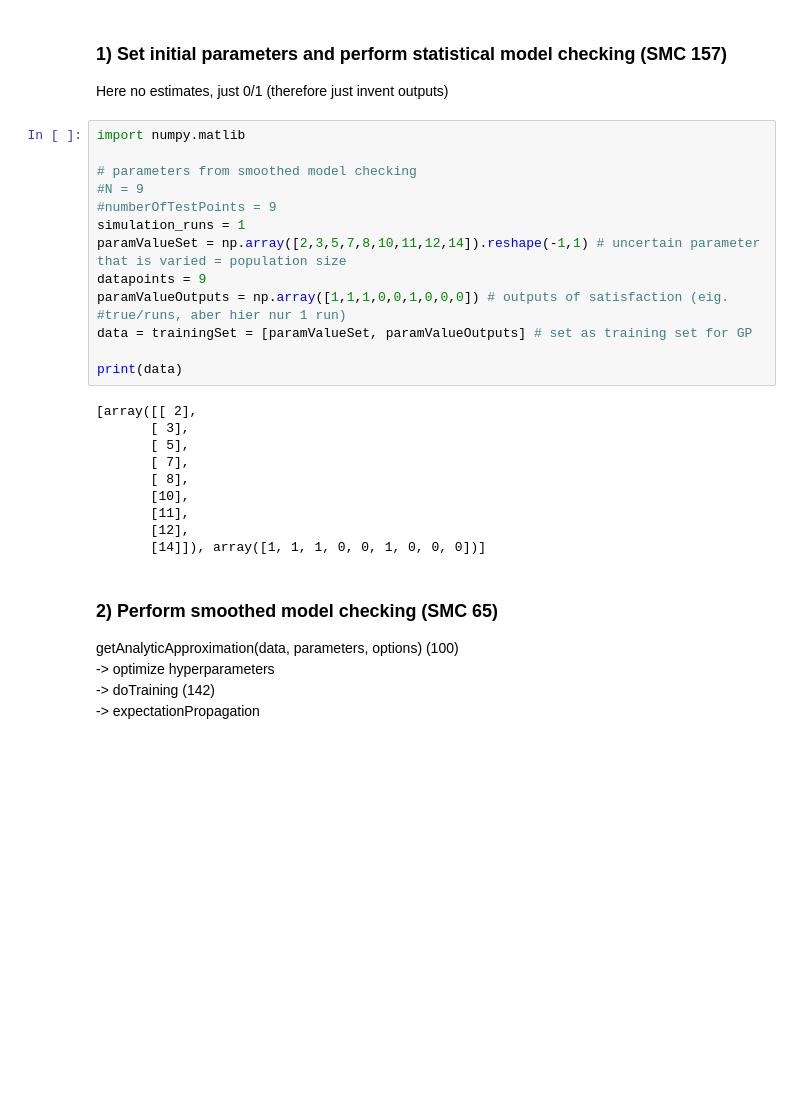
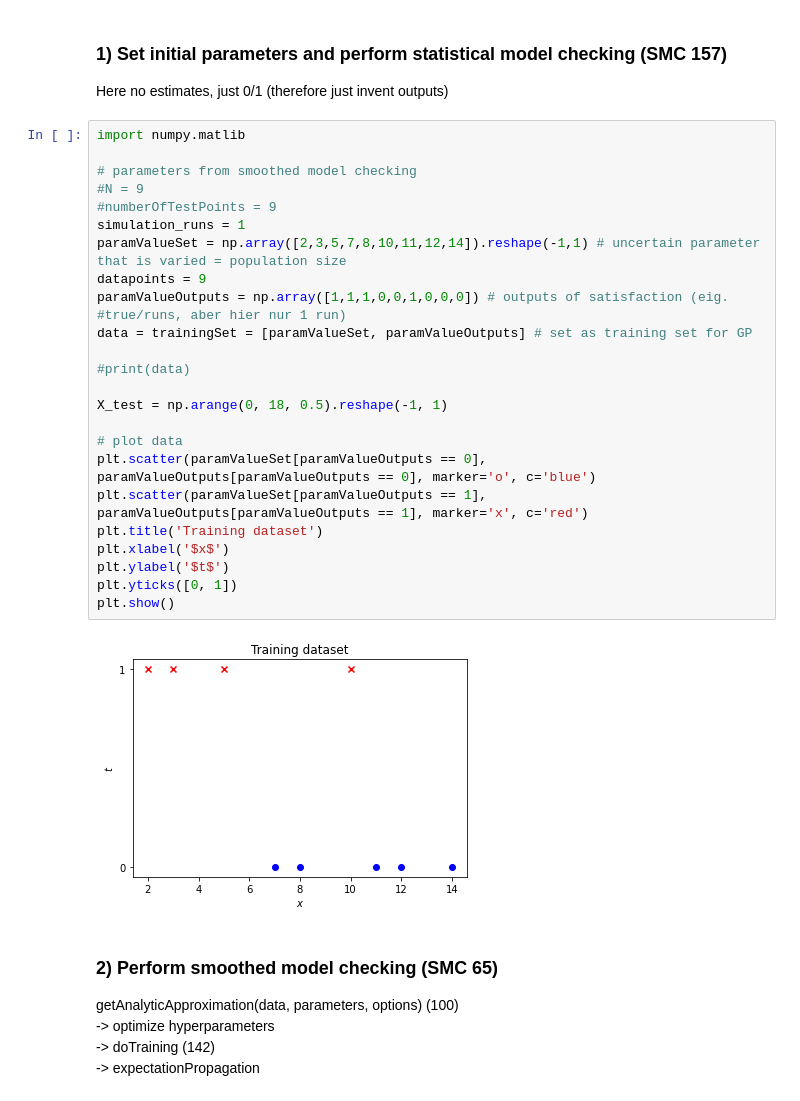
Before and after one commit to juliakln/MasterThesis, a Jupyter notebook: gpr/Smoothed Model Checking.ipynb, the cells around one changed output. Saved outputs shown, nothing was run; the diff lists cells and outputs as text; blank space fills up the shorter version.

```diff
--- a/gpr/Smoothed Model Checking.ipynb
+++ b/gpr/Smoothed Model Checking.ipynb
@@ -177,26 +154,29 @@ Here no estimates, just 0/1 (therefore just invent outputs)
 # %%
 import numpy.matlib
 
 # parameters from smoothed model checking
 #N = 9
 #numberOfTestPoints = 9
 simulation_runs = 1
 paramValueSet = np.array([2,3,5,7,8,10,11,12,14]).reshape(-1,1) # uncertain parameter that is varied = population size
 datapoints = 9
 paramValueOutputs = np.array([1,1,1,0,0,1,0,0,0]) # outputs of satisfaction (eig. #true/runs, aber hier nur 1 run)
 data = trainingSet = [paramValueSet, paramValueOutputs] # set as training set for GP
 
-print(data)
+#print(data)
+
+X_test = np.arange(0, 18, 0.5).reshape(-1, 1)
+
+# plot data
+plt.scatter(paramValueSet[paramValueOutputs == 0], paramValueOutputs[paramValueOutputs == 0], marker='o', c='blue')
+plt.scatter(paramValueSet[paramValueOutputs == 1], paramValueOutputs[paramValueOutputs == 1], marker='x', c='red')
+plt.title('Training dataset')
+plt.xlabel('$x$')
+plt.ylabel('$t$')
+plt.yticks([0, 1])
+plt.show()
 # %% [output]
-[array([[ 2],
-       [ 3],
-       [ 5],
-       [ 7],
-       [ 8],
-       [10],
-       [11],
-       [12],
-       [14]]), array([1, 1, 1, 0, 0, 1, 0, 0, 0])]
+[figure, added]
 # %% [markdown]
 ### 2) Perform smoothed model checking (SMC 65)
 
```
Also changed, not shown: parts of 10 cells of this notebook, 2 other files.
